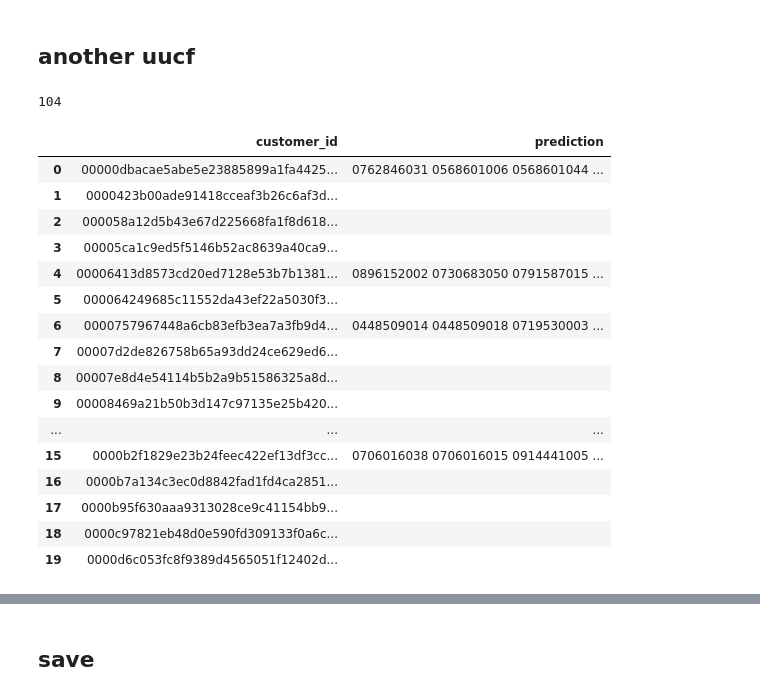
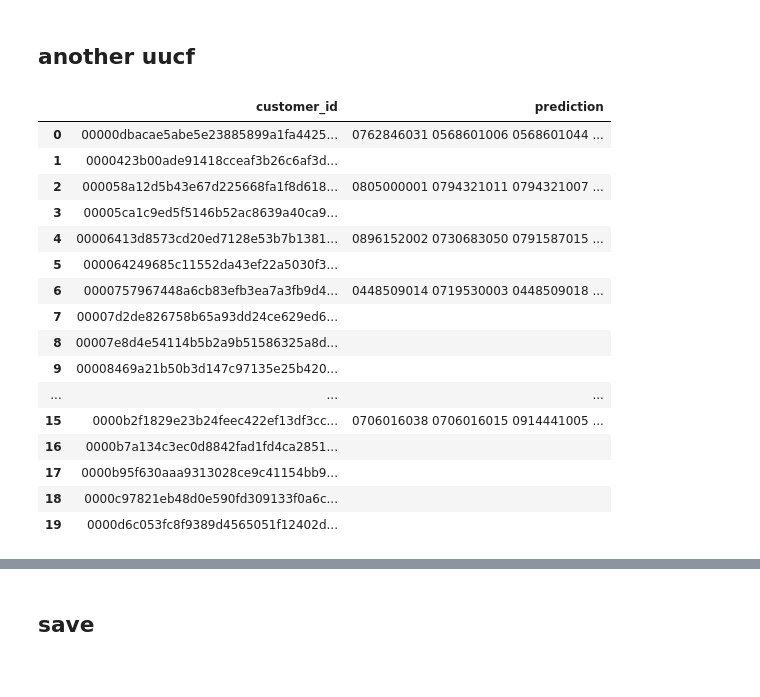
Before and after one commit to aruaru0/kaggle_h_and_m, a Jupyter notebook: h-m-lastweek-item2vec.ipynb, the cells around one changed output, grey strips where cells are left out. Saved outputs shown, nothing was run; the diff lists cells and outputs as text; code cells hidden in the pictures.

```diff
--- a/h-m-lastweek-item2vec.ipynb
+++ b/h-m-lastweek-item2vec.ipynb
@@ -146,7 +146,7 @@ def cut_items(name, n = 12) :
         l.append(" ".join(s[:n]))
     return l
 # %%
-val_week = 104
+val_week = 105
 use_item2vec = True
 is_load = True
 is_save = False
@@ -854,27 +834,26 @@ def remove_(in_df, num = 10000) :
     return l
 # %%
 if val_week == 105 :
-    uucf = pd.read_csv('../input/cf.csv').fillna("")
+    uucf = pd.read_csv('../input/cf-v2.csv').fillna("")
 else :
     print("104")
 #    uucf = pd.read_csv('../input/uucf104.csv')
-    uucf = pd.read_csv('../input/cf104.csv').fillna("")
+    uucf = pd.read_csv('../input/cf104-v2.csv').fillna("")
 
 # uucf['prediction'] = remove_(uucf, 10)
 
 sub['uucf2'] = uucf['prediction']
 display(uucf.head(20))
 del uucf
 # %% [output]
-104
 |  | customer_id | prediction |
 | 0 | 00000dbacae5abe5e23885899a1fa4425... | 0762846031 0568601006 0568601044 ... |
 | 1 | 0000423b00ade91418cceaf3b26c6af3d... |  |
-| 2 | 000058a12d5b43e67d225668fa1f8d618... |  |
+| 2 | 000058a12d5b43e67d225668fa1f8d618... | 0805000001 0794321011 0794321007 ... |
 | 3 | 00005ca1c9ed5f5146b52ac8639a40ca9... |  |
 | 4 | 00006413d8573cd20ed7128e53b7b1381... | 0896152002 0730683050 0791587015 ... |
 | 5 | 000064249685c11552da43ef22a5030f3... |  |
-| 6 | 0000757967448a6cb83efb3ea7a3fb9d4... | 0448509014 0448509018 0719530003 ... |
+| 6 | 0000757967448a6cb83efb3ea7a3fb9d4... | 0448509014 0719530003 0448509018 ... |
 | 7 | 00007d2de826758b65a93dd24ce629ed6... |  |
 | 8 | 00007e8d4e54114b5b2a9b51586325a8d... |  |
 | 9 | 00008469a21b50b3d147c97135e25b420... |  |
```
Also changed, not shown: parts of 10 cells of this notebook, 2 other files.
